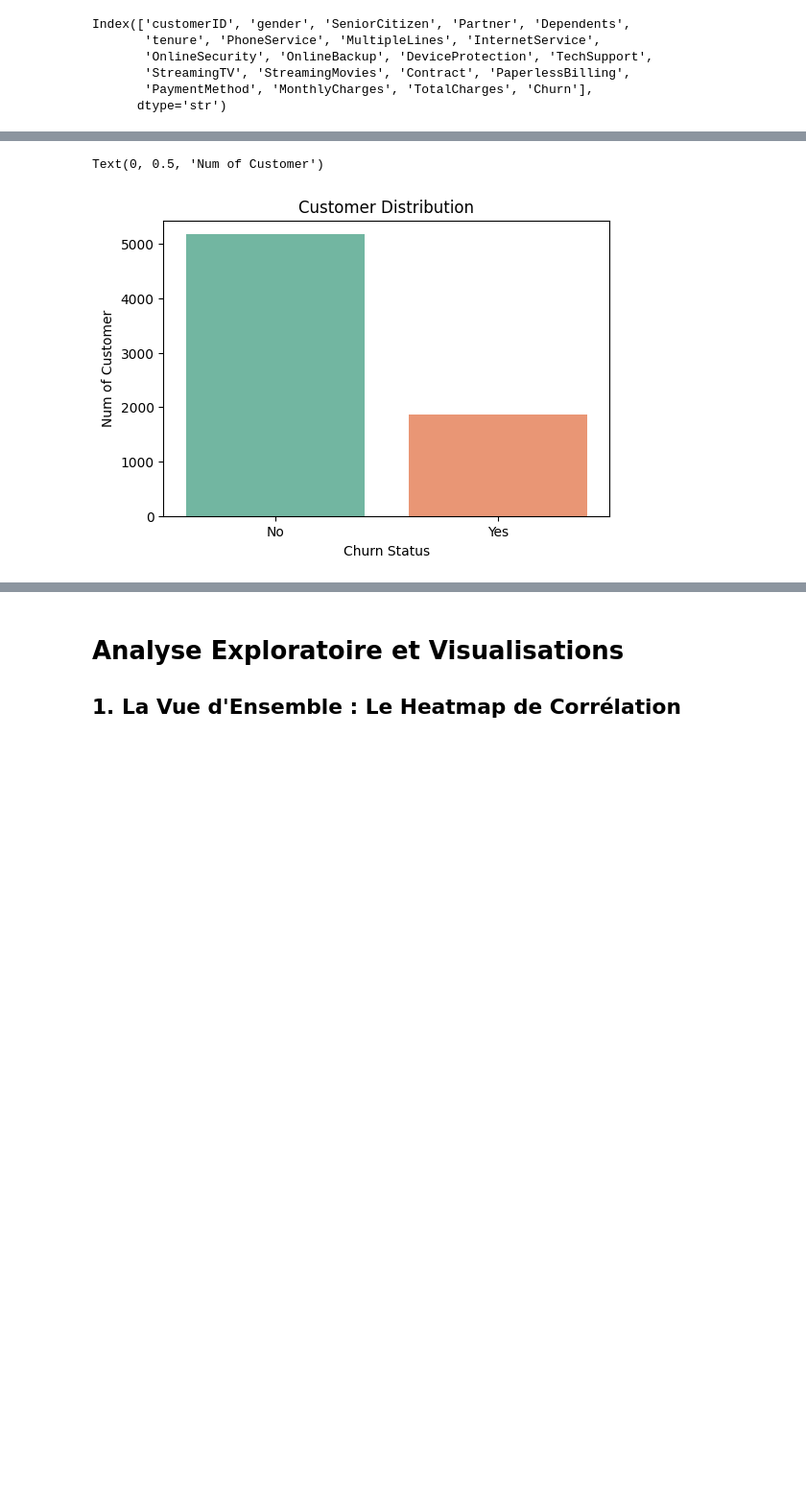
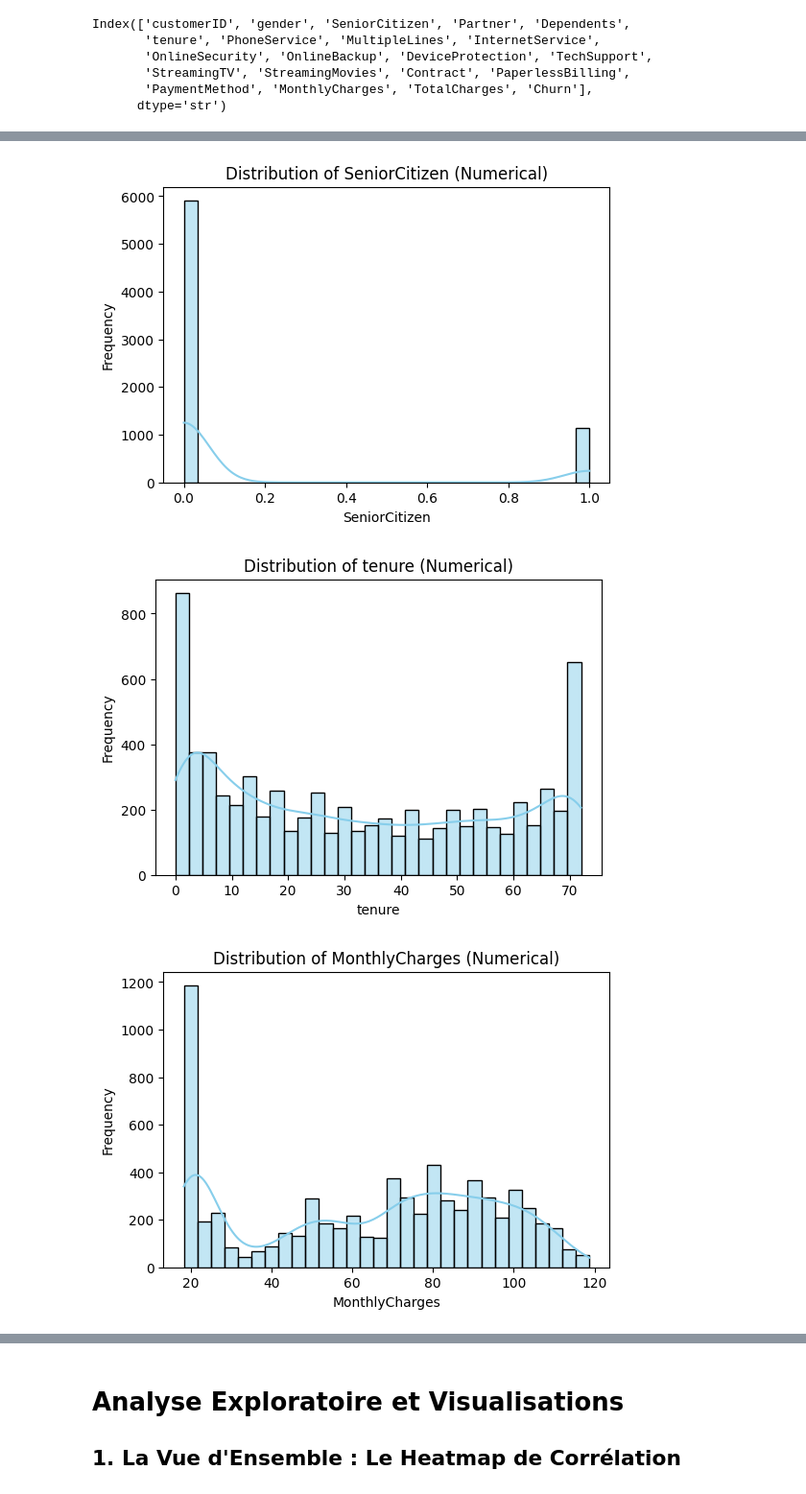
Before and after one commit to moubarak1ezzyani/Telecom-Churn-AI, a Jupyter notebook: notebooks/eda.ipynb, the cells around one changed output, grey strips where cells are left out. Shown at 96% size. Saved outputs shown, nothing was run; the diff lists cells and outputs as text; code cells hidden in the pictures; blank space fills up the shorter version.

```diff
--- a/notebooks/eda.ipynb
+++ b/notebooks/eda.ipynb
@@ -103,9 +108,13 @@ df_columns=['customerID', 'gender', 'SeniorCitizen', 'Partner', 'Dependents',
-# %%
-plt.figure(figsize=(6,4))
-sns.countplot(data=df, x='Churn', palette="Set2")
-plt.title('Customer Distribution')
-plt.xlabel("Churn Status")
-plt.ylabel("Num of Customer")
-# %% [output]
-Text(0, 0.5, 'Num of Customer')
-[figure, removed]
+# %%
+# column : Num ->
+df_copy=df.copy()
+df_num=df_copy.select_dtypes(include=np.number)
+for col in df_num.columns:
+    plt.figure(figsize=(6, 4))
+    sns.histplot(data=df_num, x=col, kde=True, color='skyblue', bins=30)
+    plt.title(f'Distribution of {col} (Numerical)')
+    plt.ylabel('Frequency')
+# %% [output]
+[figure, added]
+[figure, added]
+[figure, added]
```
Also changed, not shown: parts of 11 cells of this notebook.
